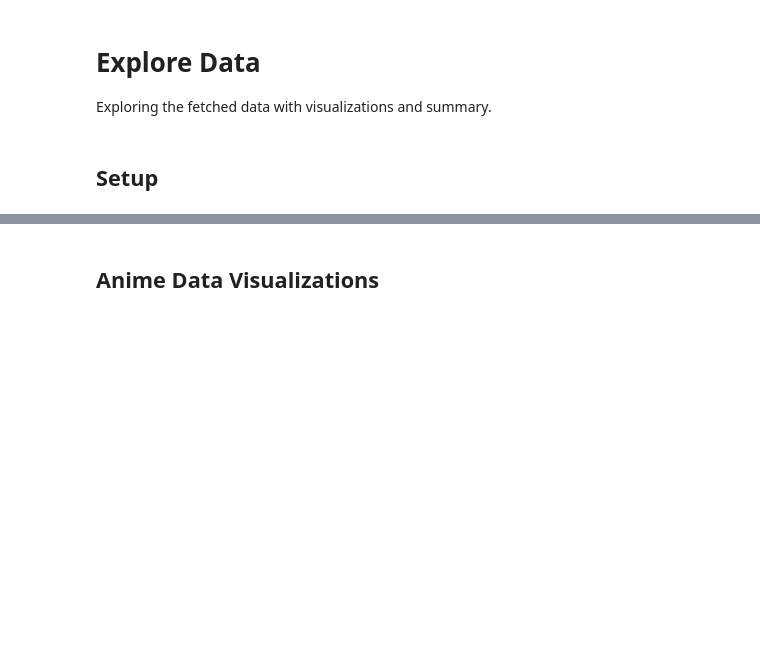
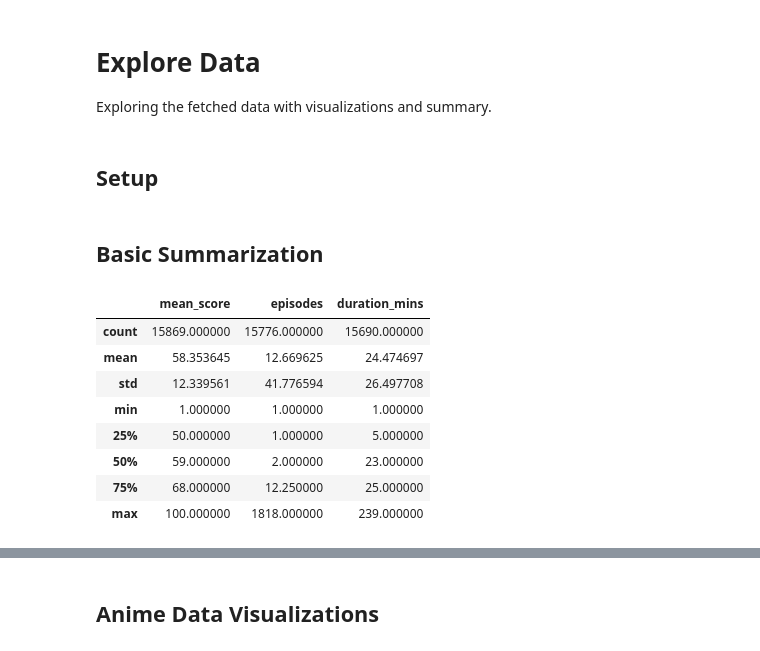
Before and after one commit to barrettotte/anilist-ml, a Jupyter notebook: explore.ipynb, the cells around one changed output, grey strips where cells are left out. Drawn from its saved outputs; the diff is of its cells as text; code cells hidden in the pictures; blank space fills up the shorter version.

```diff
--- a/explore.ipynb
+++ b/explore.ipynb
@@ -31,3 +31,18 @@ anime_df = pd.read_csv(os.path.join(data_dir, f'anime-{today_s}-clean.csv'))
 anime_raw_df = pd.read_csv(os.path.join(data_dir, f'anime-{today_s}-raw.csv'))
 user_df = pd.read_csv(os.path.join(data_dir, f'user-{today_s}-clean.csv'))
 enriched_df = pd.read_csv(os.path.join(data_dir, f'user-{today_s}-enriched.csv'))
+# %% [markdown]
+## Basic Summarization
+# %%
+# Raw Anime data
+anime_raw_df.filter(['mean_score','episodes','duration_mins'])[anime_raw_df['status'].isin(['RELEASING','FINISHED'])].describe()
+# %% [output]
+|  | mean_score | episodes | duration_mins |
+| count | 15869.000000 | 15776.000000 | 15690.000000 |
+| mean | 58.353645 | 12.669625 | 24.474697 |
+| std | 12.339561 | 41.776594 | 26.497708 |
+| min | 1.000000 | 1.000000 | 1.000000 |
+| 25% | 50.000000 | 1.000000 | 5.000000 |
+| 50% | 59.000000 | 2.000000 | 23.000000 |
+| 75% | 68.000000 | 12.250000 | 25.000000 |
+| max | 100.000000 | 1818.000000 | 239.000000 |
```
Also changed, not shown: parts of 3 cells of this notebook, 5 other files.
